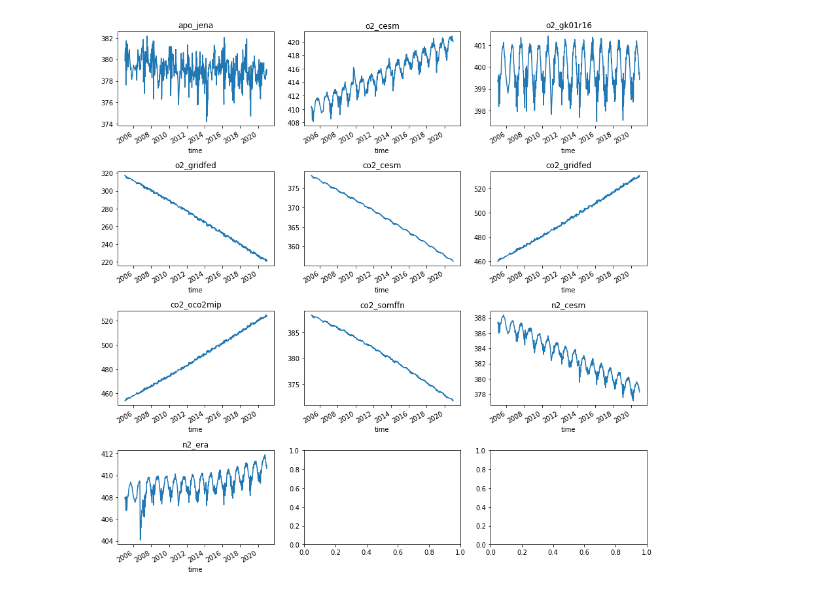
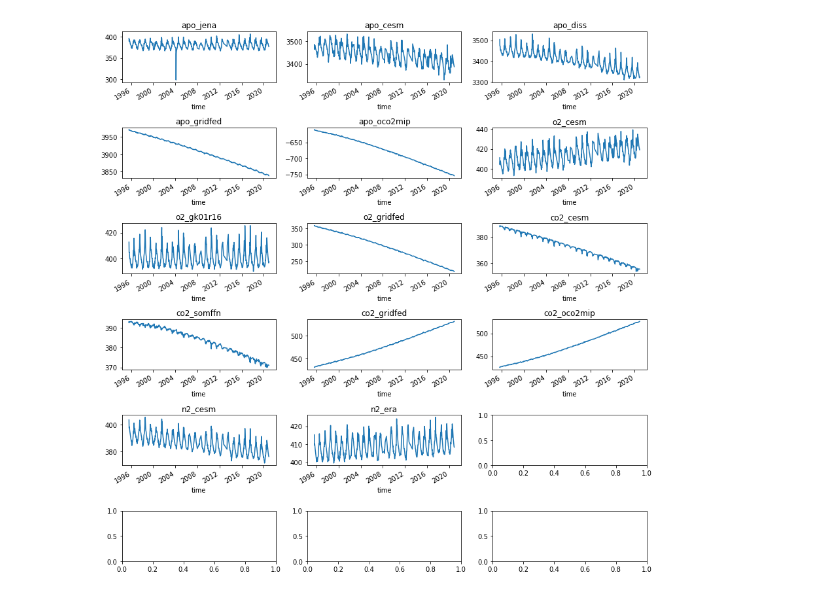
Before and after one commit to matt-long/sno-analysis, a Jupyter notebook: notebooks/quick-look-miroc.ipynb, the cells around one changed output. Cells and saved outputs as stored; diff of their text form; code cells hidden in the pictures.

Commit message:
edits to miroc quicklook and util.py

```diff
--- a/notebooks/quick-look-miroc.ipynb
+++ b/notebooks/quick-look-miroc.ipynb
@@ -12,7 +42,7 @@ import config
 # %%
 droot = f"{config.project_tmpdir}/simulation-data/MIROC4-ACTM_T42"
 
-path = f"{droot}/{obspack_files['mlo'].replace('.nc', '.txt')[4:]}"
+path = f"{droot}/{obspack_files['cba'].replace('.nc', '.txt')[4:]}"
 print(path)
 df = pd.read_csv(path, delim_whitespace=True, header=1, na_values=-599.0000)
 df = df.rename({'Year': 'year', 'MM': 'month', 'DD': 'day', 'HH': 'hour', 'MI': 'minute'}, axis=1)
@@ -62,33 +70,63 @@ Data variables: (12/23)
+# %%
+# add derived APO variables
+
+df['apo_cesm'] = util.compute_apo (
+    o2=df['o2_cesm'],
+    co2=df['co2_cesm'],
+    n2=df['n2_cesm']
+)
+
+df['apo_diss'] = util.compute_apo (
+    o2=df['o2_gk01r16'],
+    co2=df['co2_somffn'],
+    n2=df['n2_era']
+)
+
+df['apo_gridfed'] = util.compute_apo (
+    o2=df['o2_gridfed'],
+    co2=df['co2_gridfed'],
+    n2=0.0
+)
+
+df['apo_oco2mip'] = util.compute_apo (
+    o2=df['co2_oco2mip'] * -1.4,
+    co2=df['co2_oco2mip'],
+    n2=0.0
+)
 # %%
 sno_vars = [
     'apo_jena',
+    'apo_cesm',
+    'apo_diss',
+    'apo_gridfed',
+    'apo_oco2mip',
     'o2_cesm',
     'o2_gk01r16',
     'o2_gridfed',
     'co2_cesm',
+    'co2_somffn',
     'co2_gridfed',
     'co2_oco2mip',
-    'co2_somffn',
     'n2_cesm',
     'n2_era',
 ]
 
 n_plots = len(sno_vars)
 ncol = int(np.sqrt(n_plots))
 nrow = int(((n_plots / ncol) + n_plots % ncol))
 fig, axs = plt.subplots(nrow, ncol, figsize=(12, 12), squeeze=False)
 
 for n, v in enumerate(sno_vars):
     ip, jp = np.unravel_index(n, axs.shape)
 
     ax = axs[ip, jp]
     df[v].plot(ax=ax)
     ax.set_title(v)
 
 plt.tight_layout();
 
 for n in range(n+1, n_plots):
     ip, jp = np.unravel_index(n, (nrow, ncol))
     axs[ip, jp].remove()
 # %% [output]
-[figure, old version]
+[figure, new version]
```
Also changed, not shown: parts of 10 cells of this notebook, 1 other file.
